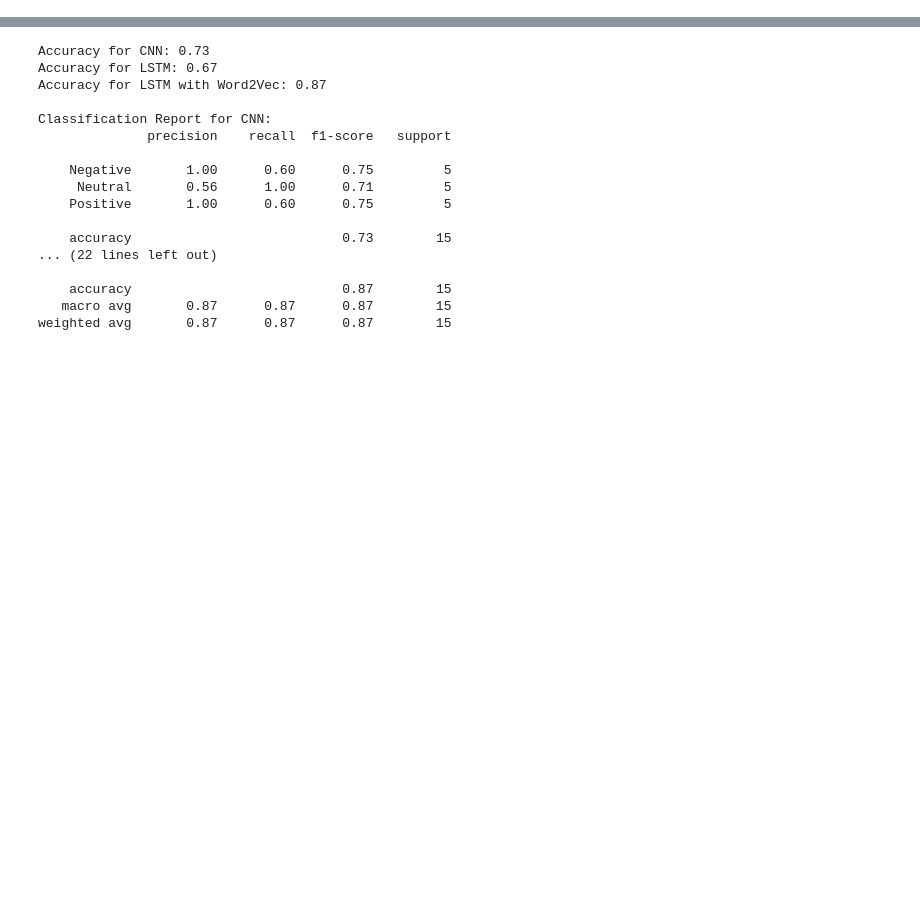
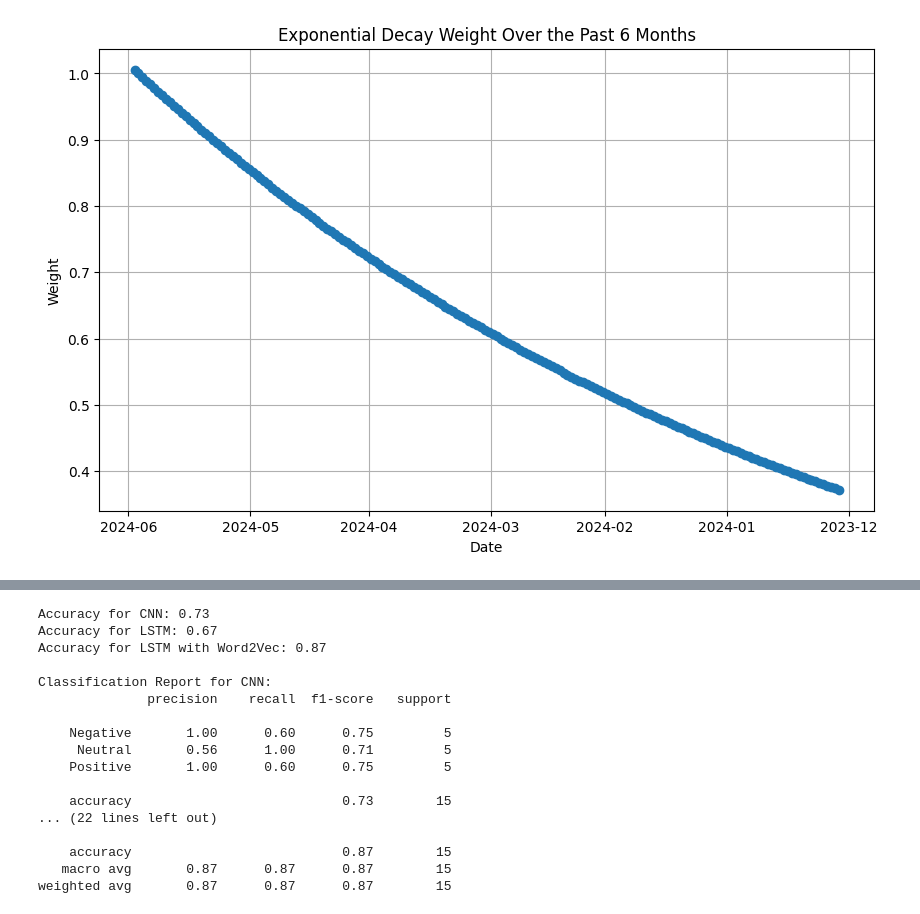
Before and after one commit to Madaxuorel/news-scoring-models, a Jupyter notebook: scoring/testModels.ipynb, the cells around one changed output, grey strips where cells are left out. Drawn from its saved outputs; the diff is of its cells as text; code cells hidden in the pictures; blank space fills up the shorter version.

Commit message:
date scoring

```diff
--- a/scoring/testModels.ipynb
+++ b/scoring/testModels.ipynb
@@ -16,6 +18,24 @@ To enable the following instructions: AVX2 FMA, in other operations, rebuild Ten
 [nltk_data]   Package omw-1.4 is already up-to-date!
 [nltk_data] Downloading package stopwords to /home/adam/nltk_data...
 [nltk_data]   Package stopwords is already up-to-date!
+# %%
+today = datetime.datetime.today()
+dates = [today - datetime.timedelta(days=i) for i in range(180)]
+
+# Calculate weights for these dates
+weights = [dateScore(date) for date in dates]
+
+# Plot the weights
+plt.figure(figsize=(10, 6))
+plt.plot(dates, weights, marker='o')
+plt.xlabel('Date')
+plt.ylabel('Weight')
+plt.title('Exponential Decay Weight Over the Past 6 Months')
+plt.grid(True)
+plt.gca().invert_xaxis()  # Optional: invert x-axis to have most recent dates on the left
+plt.show()
+# %% [output]
+[figure, added]
 # %%
 test_headlines = [
     # Positive Sentiment Examples
```
Also changed, not shown: parts of 8 cells of this notebook, 4 other files.
